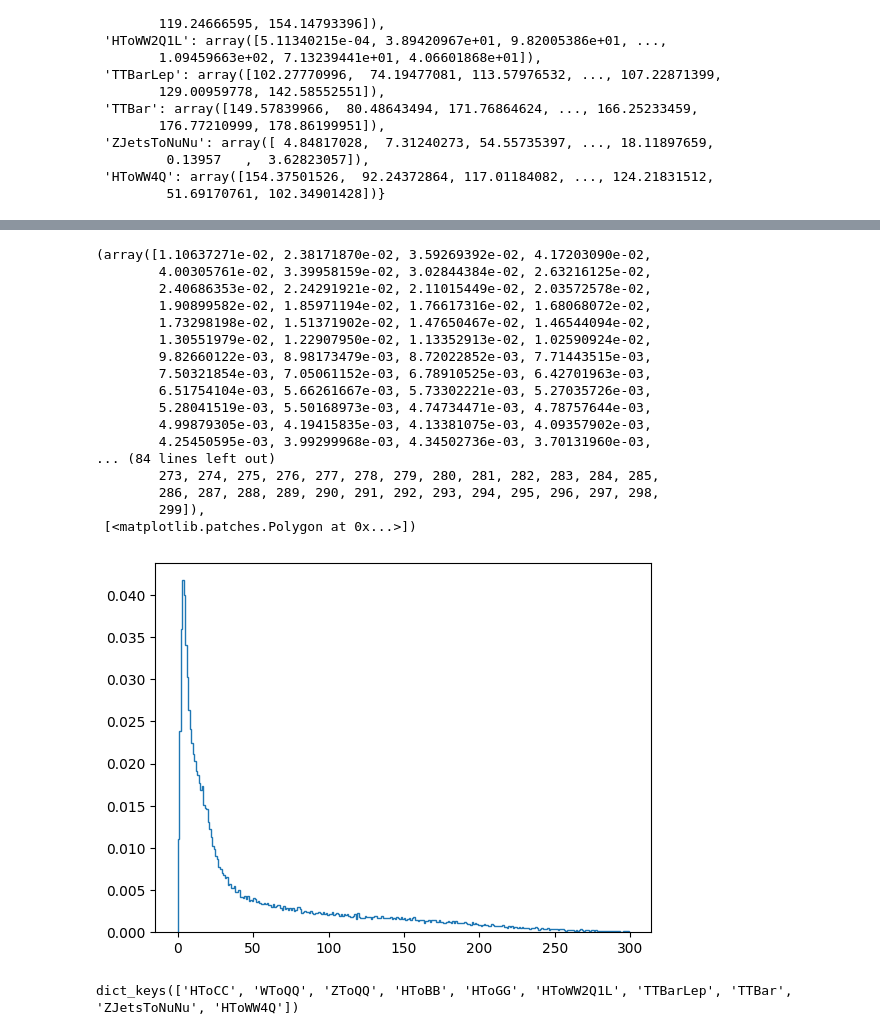
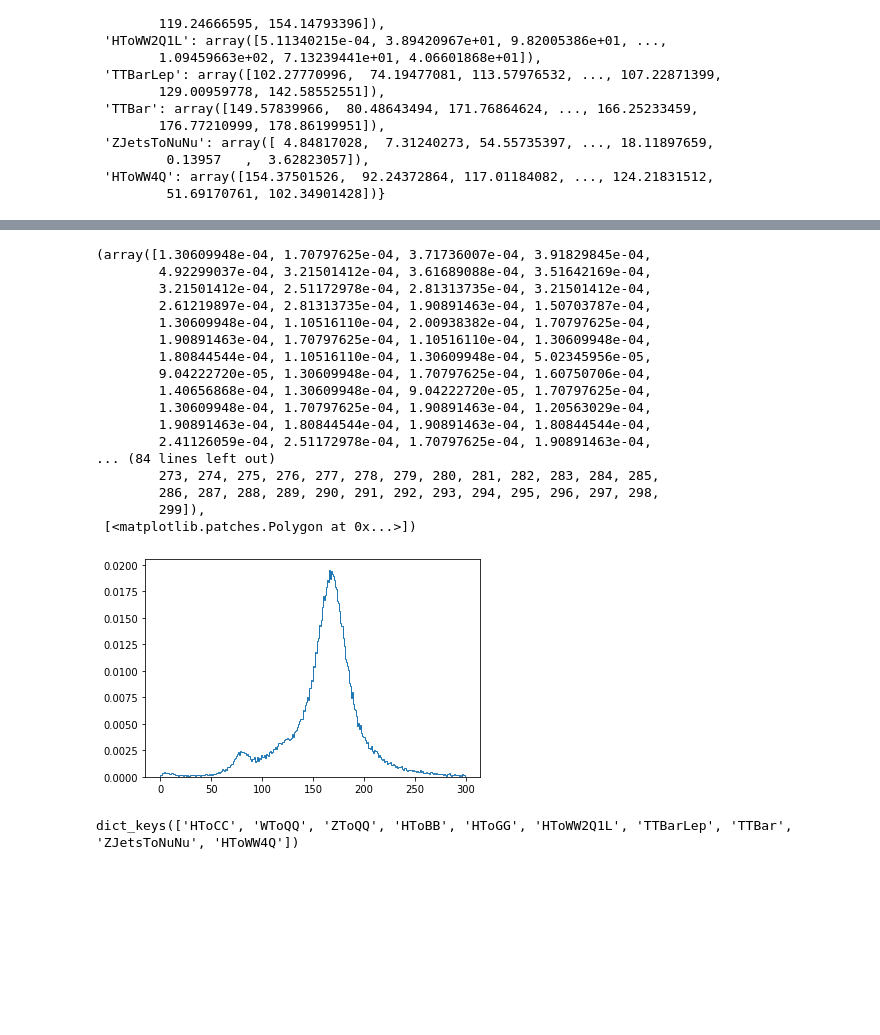
Before and after one commit to billy000400/particle_transformer, a Jupyter notebook: notebooks/RAV.ipynb, the cells around one changed output, grey strips where cells are left out. Cells and saved outputs as stored; diff of their text form; code cells hidden in the pictures; blank space fills up the shorter version.

```diff
--- a/notebooks/RAV.ipynb
+++ b/notebooks/RAV.ipynb
@@ -88,24 +88,24 @@ plt.legend()
 # %%
-plt.hist(jet_sdmass['ZJetsToNuNu'], label='ZJetsToNuNu', bins=np.arange(0, 300, 1), density=True, histtype='step')
+plt.hist(jet_sdmass['TTBar'], label='TTBar', bins=np.arange(0, 300, 1), density=True, histtype='step')
 # %% [output]
-(array([1.10637271e-02, 2.38171870e-02, 3.59269392e-02, 4.17203090e-02,
-        4.00305761e-02, 3.39958159e-02, 3.02844384e-02, 2.63216125e-02,
-        2.40686353e-02, 2.24291921e-02, 2.11015449e-02, 2.03572578e-02,
-        1.90899582e-02, 1.85971194e-02, 1.76617316e-02, 1.68068072e-02,
-        1.73298198e-02, 1.51371902e-02, 1.47650467e-02, 1.46544094e-02,
-        1.30551979e-02, 1.22907950e-02, 1.13352913e-02, 1.02590924e-02,
-        9.82660122e-03, 8.98173479e-03, 8.72022852e-03, 7.71443515e-03,
-        7.50321854e-03, 7.05061152e-03, 6.78910525e-03, 6.42701963e-03,
-        6.51754104e-03, 5.66261667e-03, 5.73302221e-03, 5.27035726e-03,
-        5.28041519e-03, 5.50168973e-03, 4.74734471e-03, 4.78757644e-03,
-        4.99879305e-03, 4.19415835e-03, 4.13381075e-03, 4.09357902e-03,
-        4.25450595e-03, 3.99299968e-03, 4.34502736e-03, 3.70131960e-03,
+(array([1.30609948e-04, 1.70797625e-04, 3.71736007e-04, 3.91829845e-04,
+        4.92299037e-04, 3.21501412e-04, 3.61689088e-04, 3.51642169e-04,
+        3.21501412e-04, 2.51172978e-04, 2.81313735e-04, 3.21501412e-04,
+        2.61219897e-04, 2.81313735e-04, 1.90891463e-04, 1.50703787e-04,
+        1.30609948e-04, 1.10516110e-04, 2.00938382e-04, 1.70797625e-04,
+        1.90891463e-04, 1.70797625e-04, 1.10516110e-04, 1.30609948e-04,
+        1.80844544e-04, 1.10516110e-04, 1.30609948e-04, 5.02345956e-05,
+        9.04222720e-05, 1.30609948e-04, 1.70797625e-04, 1.60750706e-04,
+        1.40656868e-04, 1.30609948e-04, 9.04222720e-05, 1.70797625e-04,
+        1.30609948e-04, 1.70797625e-04, 1.90891463e-04, 1.20563029e-04,
+        1.90891463e-04, 1.80844544e-04, 1.90891463e-04, 1.80844544e-04,
+        2.41126059e-04, 2.51172978e-04, 1.70797625e-04, 1.90891463e-04,
 ... (84 lines left out)
         273, 274, 275, 276, 277, 278, 279, 280, 281, 282, 283, 284, 285,
         286, 287, 288, 289, 290, 291, 292, 293, 294, 295, 296, 297, 298,
         299]),
  [<matplotlib.patches.Polygon at 0x...>])
-[figure, old version]
+[figure, new version]
 # %%
 jet_sdmass.keys()
 # %% [output]
```
Also changed, not shown: parts of 4 cells of this notebook, 3 other files.
